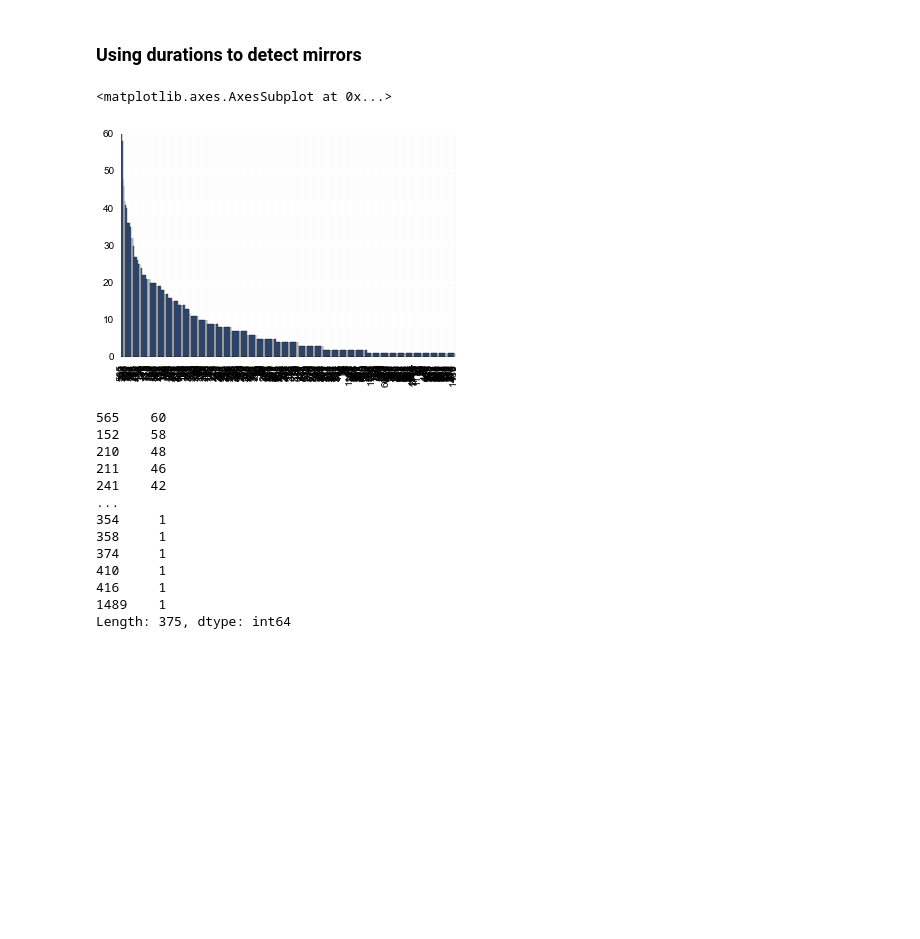
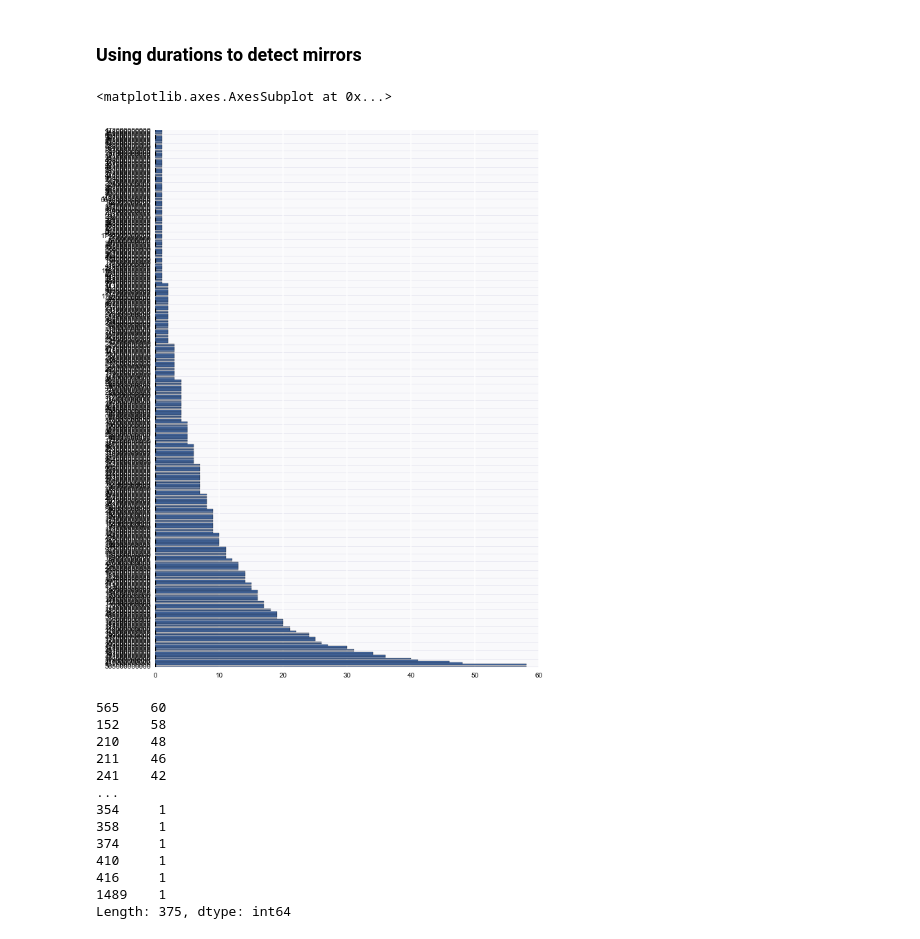
Before and after one commit to rian39/mirroring, a Jupyter notebook: Operations_data.ipynb, the cells around one changed output. Saved outputs shown, nothing was run; the diff lists cells and outputs as text; code cells hidden in the pictures; blank space fills up the shorter version.

Commit message:
much work on wrangling operations

```diff
--- a/Operations_data.ipynb
+++ b/Operations_data.ipynb
@@ -188,6 +169,18 @@ This leaves a dataset that has no duplicateresults (i.e rows). Finding mirrored
 3. decide which of the remain videos are Anonymous operations as opposed to media coverage, commentaries, reports, attacks, etc on Anonymous operations
 # %% [markdown]
 ### Using titles to find duplicates
+# %%
+def title_clean_operations(ops_df):
+
+    # clean up the operations in terms of duplicates,
+    # only include videos whose title starts with 'anomymous operation
+    # returns a dataframe with title_clean column
+    ops = ops_df.drop_duplicates(cols = ['publishedAt', 'videoId'])
+    ops['title_clean'] = ops.title.str.lower().str.replace('\\W+|#|-', ' ').str.strip()
+    ops = ops.ix[ops.title_clean.str.startswith('anonymous operation')]
+    # this line gets the first 4 words
+    ops['title_short'] = ops.title_clean.map(lambda x: ' '.join(re.split(' ', x)[:3]))
+    return ops
 # %%
 # this shows some of the problems
 ops = ops_no_dups
@@ -230,0 +216,5 @@ ops_pure.shape
+# %%
+ops_cl = title_clean_operations(ops)
+ops_cl = yt.format_durations(ops_cl)
+ti_du = ops_cl.groupby('title_short')['duration_time'].value_counts()
+print(ti_du.sum())
@@ -230,0 +249,4 @@ ops_pure.shape
+# %%
+ops_cl['publishedAt'] = pd.to_datetime(ops_cl.publishedAt)
+first_publication = ops_cl.groupby(by = ['title_short', 'duration_time']).publishedAt.min()
+print(first_publication)
@@ -232,11 +269,11 @@ ops_pure.shape
 ### Using durations to detect mirrors
 # %%
 # might be better to cross check with other fields such as duration, publishedAt, etc
-ops_pure = yt.format_durations(ops_pure)
-ops_pure.duration_second.value_counts().plot(kind='bar')
+
+ops_cl.duration_time.value_counts().plot(kind='barh', figsize=(10,14))
 # %% [output]
 <matplotlib.axes.AxesSubplot at 0x...>
-[figure, old version]
+[figure, new version]
 # %%
 ops_pure.duration_second.value_counts()
 # %% [output]
```
Also changed, not shown: parts of 16 cells of this notebook, 8 other files.
